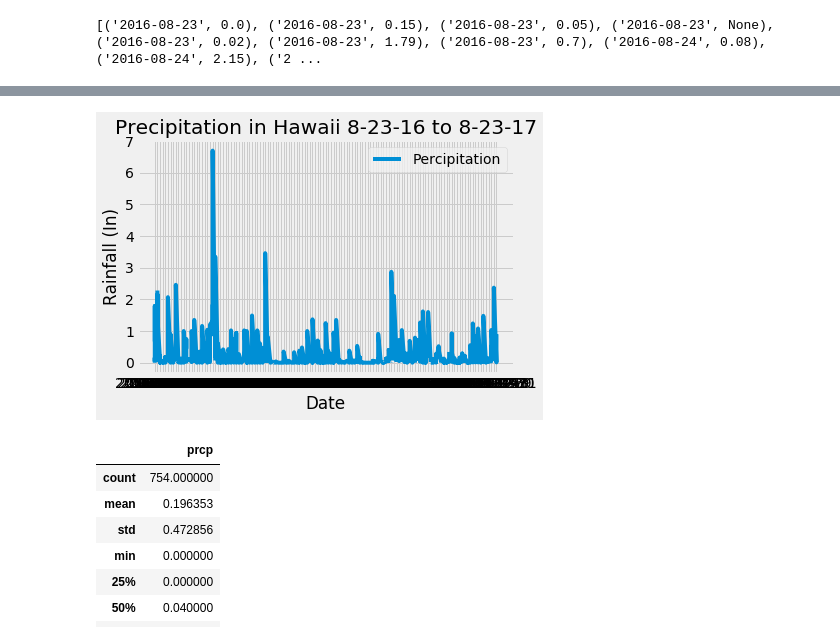
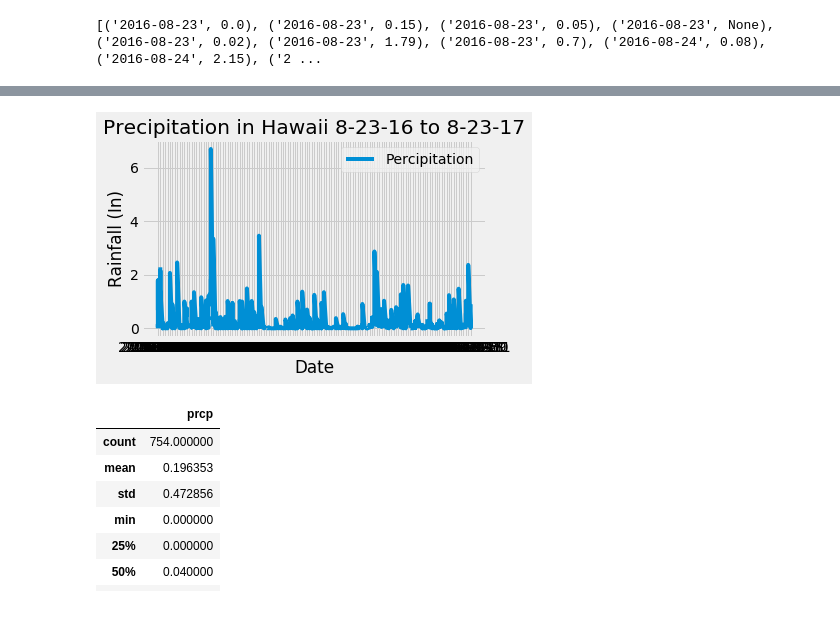
Before and after one commit to johnsonma23/sqlachemy-challenge, a Jupyter notebook: ClimateFinal.ipynb, the cells around one changed output, grey strips where cells are left out. Drawn from its saved outputs; the diff is of its cells as text; code cells hidden in the pictures.

```diff
--- a/ClimateFinal.ipynb
+++ b/ClimateFinal.ipynb
@@ -1,5 +0,0 @@
-# %%
-%matplotlib inline
-from matplotlib import style
-style.use('fivethirtyeight')
-import matplotlib.pyplot as plt
@@ -17,7 +17,7 @@ from sqlalchemy.ext.automap import automap_base
 from sqlalchemy.orm import Session
 from sqlalchemy import create_engine, func, inspect
 # %%
-engine = create_engine("sqlite:///Resources/hawaii.sqlite")
+engine = create_engine("sqlite:///hawaii.sqlite")
 # %%
 # reflect an existing database into a new model
 Base= automap_base()
@@ -122,15 +132,15 @@ df.head(10)
 # %%
 df=pd.DataFrame(precipitation_query)
 plt.plot(df['date'], df['prcp'])
 plt.title("Precipitation in Hawaii 8-23-16 to 8-23-17")
 plt.xlabel('Date')
 plt.ylabel('Rainfall (In)')
 plt.legend(['Percipitation'])
-#plt.tight_layout()
-#plt.savefig("Images/Precipitation.png")
+plt.tight_layout()
+plt.savefig("Image/Precipitation.png")
 plt.show()
 # %% [output]
-[figure, old version]
+[figure, new version]
 # %%
 df.describe()
 # %% [output]
```
Also changed, not shown: parts of 8 cells of this notebook, 4 other files.
